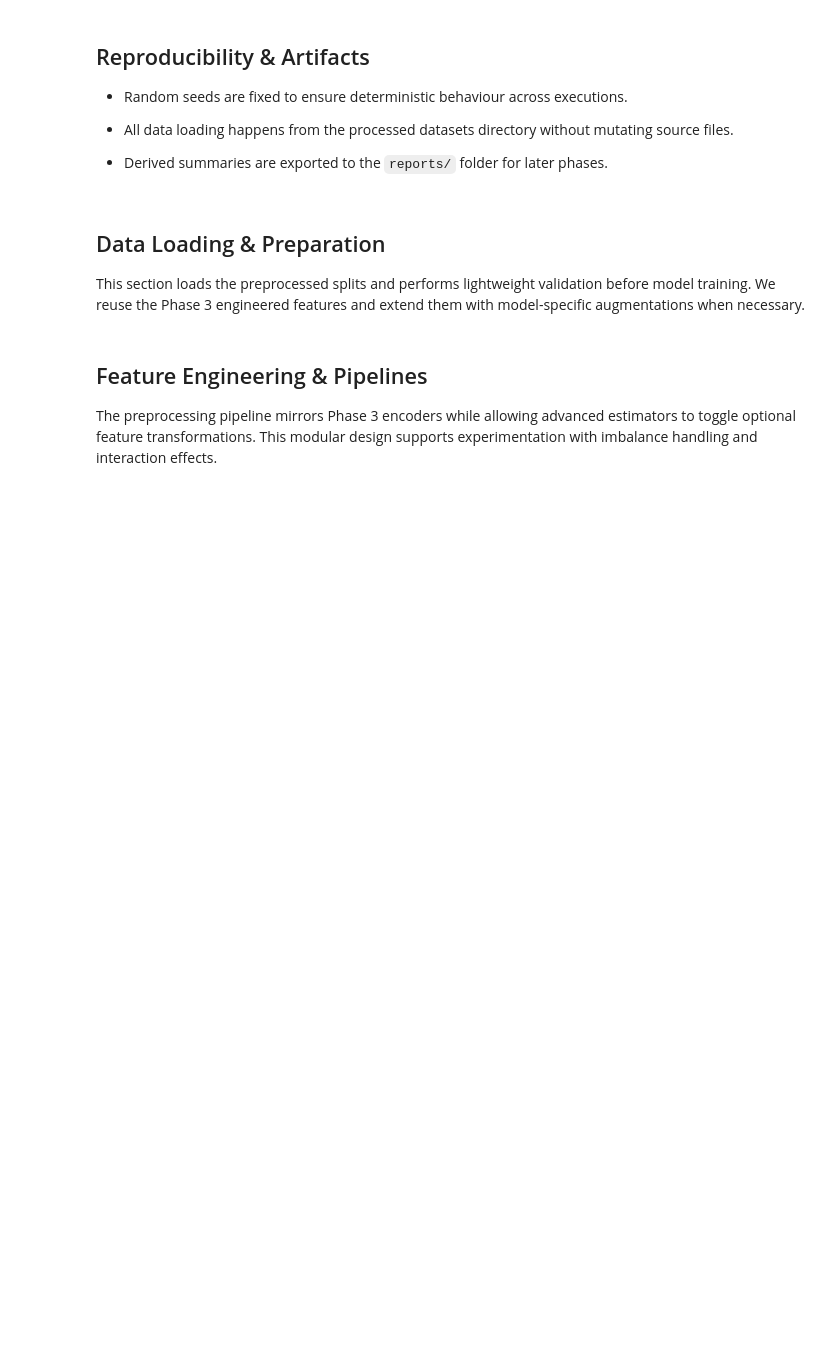
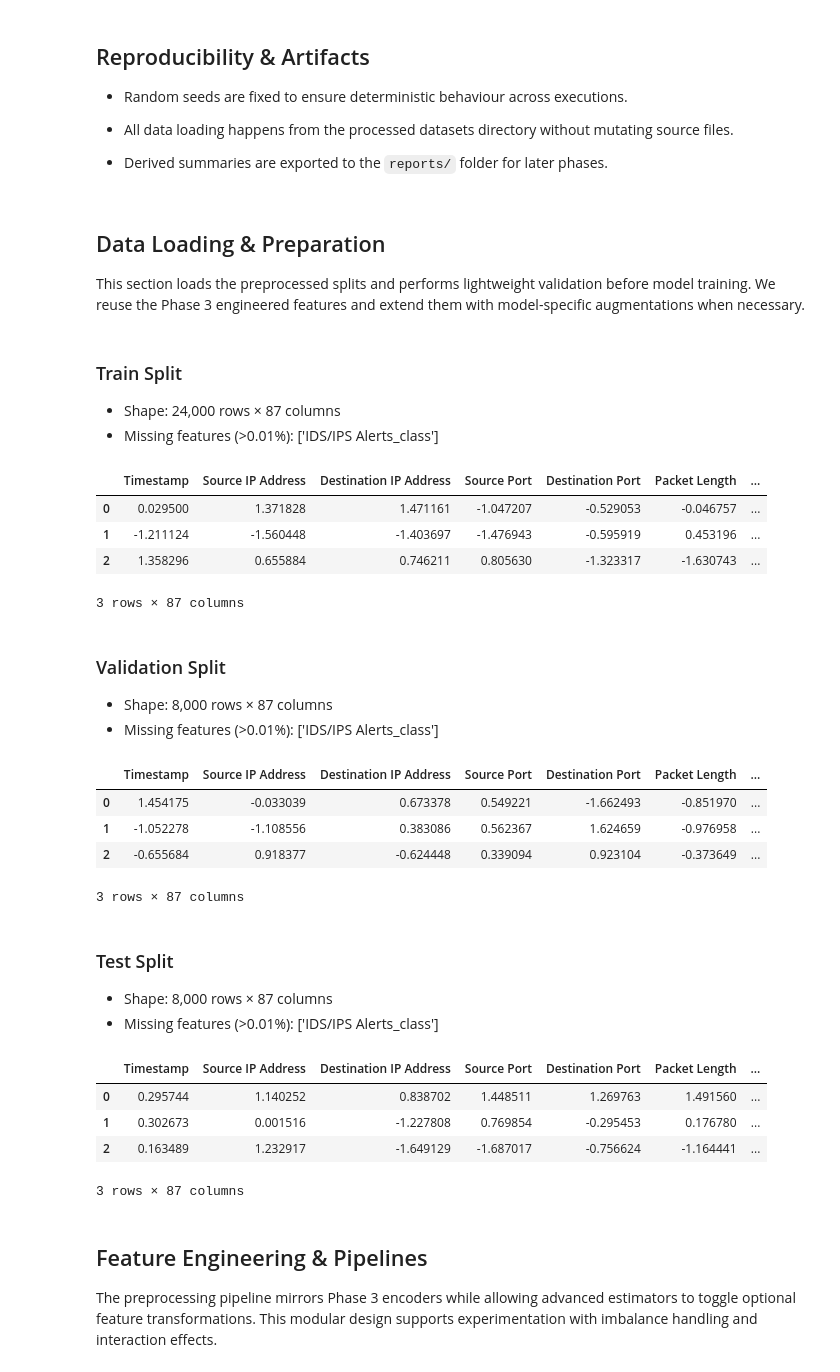
Before and after one commit to DaveD-BU/cybersecurity_attacks, a Jupyter notebook: notebooks/04_advanced_models.ipynb, the cells around one changed output. Saved outputs shown, nothing was run; the diff lists cells and outputs as text; code cells hidden in the pictures; blank space fills up the shorter version.

```diff
--- a/notebooks/04_advanced_models.ipynb
+++ b/notebooks/04_advanced_models.ipynb
@@ -94,36 +109,106 @@ This section loads the preprocessed splits and performs lightweight validation b
 # %%
 def load_split(name: str) -> pd.DataFrame:
     """Load a processed CSV split from the Phase 3 preprocessing outputs."""
     path = DATA_DIR / f"{name}_data.csv"
     if not path.exists():
         raise FileNotFoundError(f"Split '{name}' not found at {path}")
     return pd.read_csv(path)
 
 
 def summarize_split(df: pd.DataFrame, name: str) -> None:
     """Display a brief summary with shape and missingness diagnostics."""
     null_pct = df.isna().mean().sort_values(ascending=False)
     head = df.head(3)
     display(
         Markdown(
             f"### {name.title()} Split\n"
             f"- Shape: {df.shape[0]:,} rows × {df.shape[1]:,} columns\n"
             f"- Missing features (>0.01%): {null_pct[null_pct > 0.0001].index.tolist()}"
         )
     )
     display(head)
 
 
-train_df = load_split("train")
-val_df = load_split("val")
-test_df = load_split("test")
+def attach_attack_success_flag(df: pd.DataFrame) -> pd.DataFrame:
+    """Ensure an attackSuccessful column exists by deriving it from action outcomes."""
+    if "attackSuccessful" in df.columns:
+        return df
+    if not {"Action Taken_Ignored", "Action Taken_Logged"}.intersection(df.columns):
+        raise KeyError(
+            "Columns needed to derive attackSuccessful are missing from the dataframe."
+        )
+    df_copy = df.copy()
+    ignored_series = (
+        df_copy["Action Taken_Ignored"]
+        if "Action Taken_Ignored" in df_copy
+        else pd.Series(0, index=df_copy.index)
+    )
+    logged_series = (
+        df_copy["Action Taken_Logged"]
+        if "Action Taken_Logged" in df_copy
+        else pd.Series(0, index=df_copy.index)
+    )
+    df_copy["attackSuccessful"] = (
+        (ignored_series.fillna(0) + logged_series.fillna(0)) > 0
+    ).astype(int)
+    return df_copy
+
+
+def derive_severity_score(df: pd.DataFrame) -> pd.Series:
+    """Create an ordinal severity score from available one-hot encoded severity columns."""
+    baseline = pd.Series(0.0, index=df.index)
+    low = df.get("Severity Level_Low", baseline).fillna(0)
+    medium = df.get("Severity Level_Medium", baseline).fillna(0)
+    residual = (1 - (low + medium)).clip(lower=0)
+    severity = medium + (residual * 2)
+    return severity.astype(float)
+
+
+train_df = attach_attack_success_flag(load_split("train"))
+val_df = attach_attack_success_flag(load_split("val"))
+test_df = attach_attack_success_flag(load_split("test"))
 
 summarize_split(train_df, "train")
 summarize_split(val_df, "validation")
 summarize_split(test_df, "test")
 
 TARGET_COL = "attackSuccessful"
-FEATURE_COLS = [col for col in train_df.columns if col != TARGET_COL]
+LEAKAGE_COLS = {TARGET_COL, "Action Taken_Ignored", "Action Taken_Logged"}
+FEATURE_COLS = [col for col in train_df.columns if col not in LEAKAGE_COLS]
+SEVERITY_LEVEL_COLS = [col for col in FEATURE_COLS if col.startswith("Severity Level_")]
+SEVERITY_TARGET_NAME = "severity_score"
+
+train_severity = derive_severity_score(train_df).rename(SEVERITY_TARGET_NAME)
+val_severity = derive_severity_score(val_df).rename(SEVERITY_TARGET_NAME)
+test_severity = derive_severity_score(test_df).rename(SEVERITY_TARGET_NAME)
+REGRESSION_FEATURE_COLS = [
+    col for col in FEATURE_COLS if col not in SEVERITY_LEVEL_COLS
+    ]
+# %% [output]
+### Train Split
+- Shape: 24,000 rows × 87 columns
+- Missing features (>0.01%): ['IDS/IPS Alerts_class']
+|  | Timestamp | Source IP Address | Destination IP Address | Source Port | Destination Port | Packet Length | ... |
+| 0 | 0.029500 | 1.371828 | 1.471161 | -1.047207 | -0.529053 | -0.046757 | ... |
+| 1 | -1.211124 | -1.560448 | -1.403697 | -1.476943 | -0.595919 | 0.453196 | ... |
+| 2 | 1.358296 | 0.655884 | 0.746211 | 0.805630 | -1.323317 | -1.630743 | ... |
+3 rows × 87 columns
+### Validation Split
+- Shape: 8,000 rows × 87 columns
+- Missing features (>0.01%): ['IDS/IPS Alerts_class']
+|  | Timestamp | Source IP Address | Destination IP Address | Source Port | Destination Port | Packet Length | ... |
+| 0 | 1.454175 | -0.033039 | 0.673378 | 0.549221 | -1.662493 | -0.851970 | ... |
+| 1 | -1.052278 | -1.108556 | 0.383086 | 0.562367 | 1.624659 | -0.976958 | ... |
+| 2 | -0.655684 | 0.918377 | -0.624448 | 0.339094 | 0.923104 | -0.373649 | ... |
+3 rows × 87 columns
+### Test Split
+- Shape: 8,000 rows × 87 columns
+- Missing features (>0.01%): ['IDS/IPS Alerts_class']
+|  | Timestamp | Source IP Address | Destination IP Address | Source Port | Destination Port | Packet Length | ... |
+| 0 | 0.295744 | 1.140252 | 0.838702 | 1.448511 | 1.269763 | 1.491560 | ... |
+| 1 | 0.302673 | 0.001516 | -1.227808 | 0.769854 | -0.295453 | 0.176780 | ... |
+| 2 | 0.163489 | 1.232917 | -1.649129 | -1.687017 | -0.756624 | -1.164441 | ... |
+3 rows × 87 columns
 # %% [markdown]
 ## Feature Engineering & Pipelines
 The preprocessing pipeline mirrors Phase 3 encoders while allowing advanced estimators to toggle optional feature transformations. This modular design supports experimentation with imbalance handling and interaction effects.
```
Also changed, not shown: parts of 21 cells of this notebook, 19 other files.
